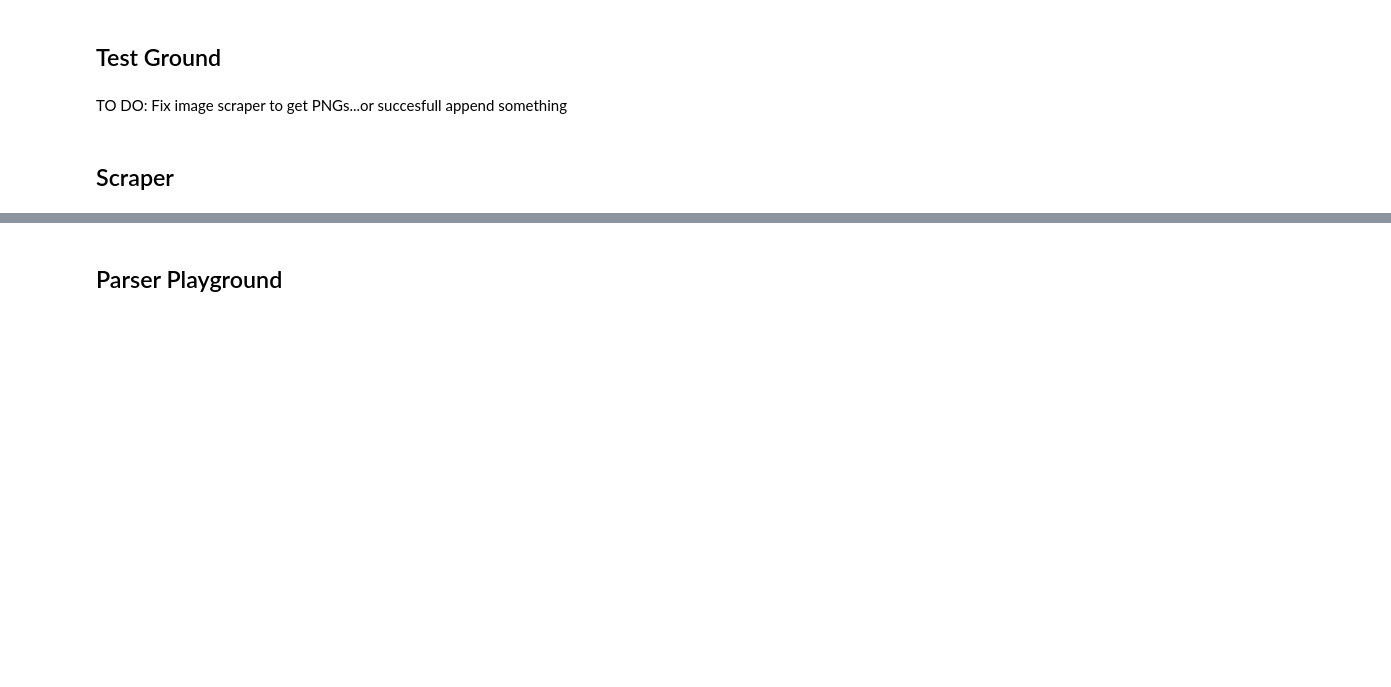
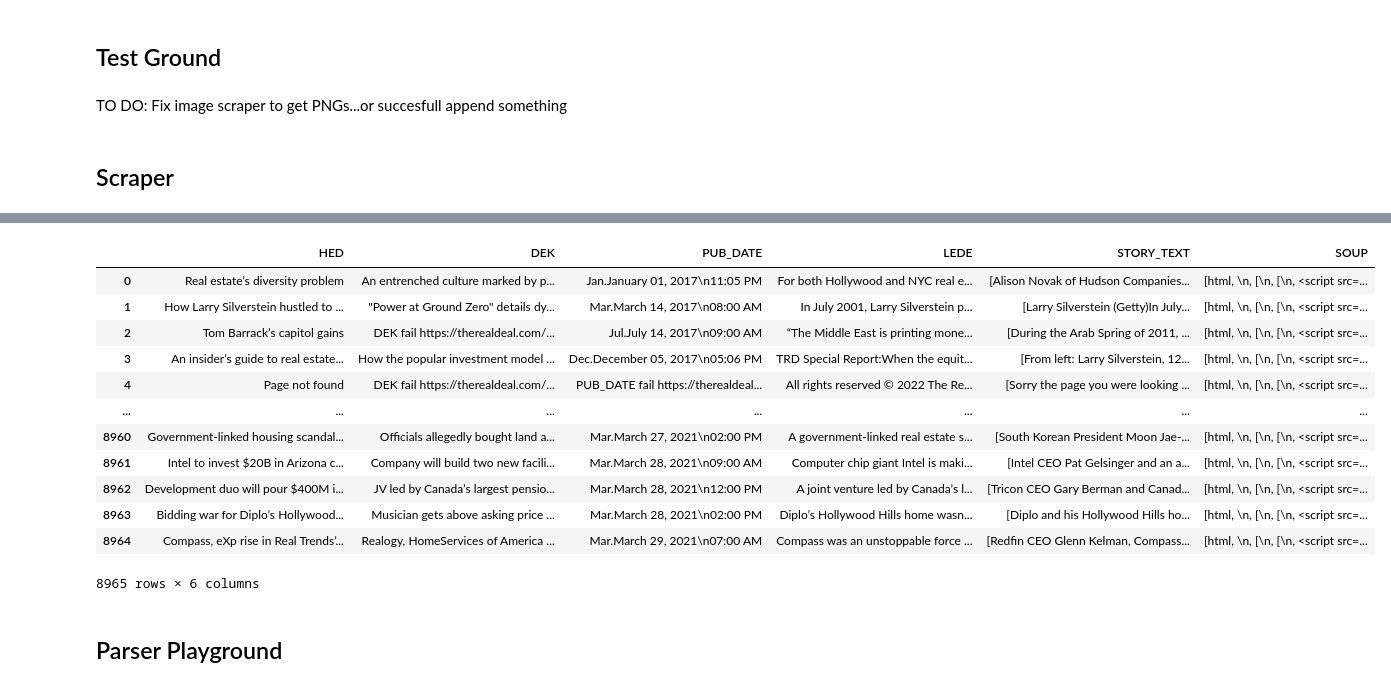
Before and after one commit to trd-digital/trd-news-interactive-maps, a Jupyter notebook: chicago_transaction_scraper_map/chicago_TRD_transaction_scraper.ipynb, the cells around one changed output, grey strips where cells are left out. Saved outputs shown, nothing was run; the diff lists cells and outputs as text; code cells hidden in the pictures; blank space fills up the shorter version.

```diff
--- a/chicago_transaction_scraper_map/chicago_TRD_transaction_scraper.ipynb
+++ b/chicago_transaction_scraper_map/chicago_TRD_transaction_scraper.ipynb
@@ -107,6 +114,7 @@ for url in df['URL']:
             soup = BeautifulSoup(page.content, 'html.parser')
             counter = counter + 1
             clear_output(wait=True)
+            url_list.append(url)
             print(counter)
             print(url)
 
@@ -181,6 +189,7 @@ for url in df['URL']:
 #             print('----------')
         except Exception as e:
             print(f'{url} - FAIL: {e}')
+            url_list.append(f'{url} - FAIL: {e}')
             hed_list.append(f'{url} - FAIL: {e}')
             dek_list.append(f'{url} - FAIL: {e}')
             pub_date_list.append(f'{url} - FAIL: {e}')
@@ -237,3 +262,33 @@ print('---------')
+# %%
+master_list = [
+    url_list,
+    hed_list,
+    dek_list,
+    pub_date_list,
+    lede_list,
+    story_text_list,
+    entire_soup_list
+]
+# %%
+df_chi = pd.DataFrame(master_list).transpose()
+# %%
+df_chi.columns=['URL','HED','DEK','PUB_DATE','LEDE','STORY_TEXT','SOUP']
+# %%
+df_chi
+# %% [output]
+|  | HED | DEK | PUB_DATE | LEDE | STORY_TEXT | SOUP |
+| 0 | Real estate’s diversity problem | An entrenched culture marked by p... | Jan.January 01, 2017\n11:05 PM | For both Hollywood and NYC real e... | [Alison Novak of Hudson Companies... | [html, \n, [\n, [\n, <script src=... |
+| 1 | How Larry Silverstein hustled to ... | "Power at Ground Zero" details dy... | Mar.March 14, 2017\n08:00 AM | In July 2001, Larry Silverstein p... | [Larry Silverstein (Getty)In July... | [html, \n, [\n, [\n, <script src=... |
+| 2 | Tom Barrack’s capitol gains | DEK fail https://therealdeal.com/... | Jul.July 14, 2017\n09:00 AM | “The Middle East is printing mone... | [During the Arab Spring of 2011, ... | [html, \n, [\n, [\n, <script src=... |
+| 3 | An insider’s guide to real estate... | How the popular investment model ... | Dec.December 05, 2017\n05:06 PM | TRD Special Report:When the equit... | [From left: Larry Silverstein, 12... | [html, \n, [\n, [\n, <script src=... |
+| 4 | Page not found | DEK fail https://therealdeal.com/... | PUB_DATE fail https://therealdeal... | All rights reserved © 2022 The Re... | [Sorry the page you were looking ... | [html, \n, [\n, [\n, <script src=... |
+| ... | ... | ... | ... | ... | ... | ... |
+| 8960 | Government-linked housing scandal... | Officials allegedly bought land a... | Mar.March 27, 2021\n02:00 PM | A government-linked real estate s... | [South Korean President Moon Jae-... | [html, \n, [\n, [\n, <script src=... |
+| 8961 | Intel to invest $20B in Arizona c... | Company will build two new facili... | Mar.March 28, 2021\n09:00 AM | Computer chip giant Intel is maki... | [Intel CEO Pat Gelsinger and an a... | [html, \n, [\n, [\n, <script src=... |
+| 8962 | Development duo will pour $400M i... | JV led by Canada’s largest pensio... | Mar.March 28, 2021\n12:00 PM | A joint venture led by Canada’s l... | [Tricon CEO Gary Berman and Canad... | [html, \n, [\n, [\n, <script src=... |
+| 8963 | Bidding war for Diplo’s Hollywood... | Musician gets above asking price ... | Mar.March 28, 2021\n02:00 PM | Diplo’s Hollywood Hills home wasn... | [Diplo and his Hollywood Hills ho... | [html, \n, [\n, [\n, <script src=... |
+| 8964 | Compass, eXp rise in Real Trends’... | Realogy, HomeServices of America ... | Mar.March 29, 2021\n07:00 AM | Compass was an unstoppable force ... | [Redfin CEO Glenn Kelman, Compass... | [html, \n, [\n, [\n, <script src=... |
+8965 rows × 6 columns
 # %%
 len(df)
 # %%
```
Also changed, not shown: parts of 9 cells of this notebook, 7 other files.
